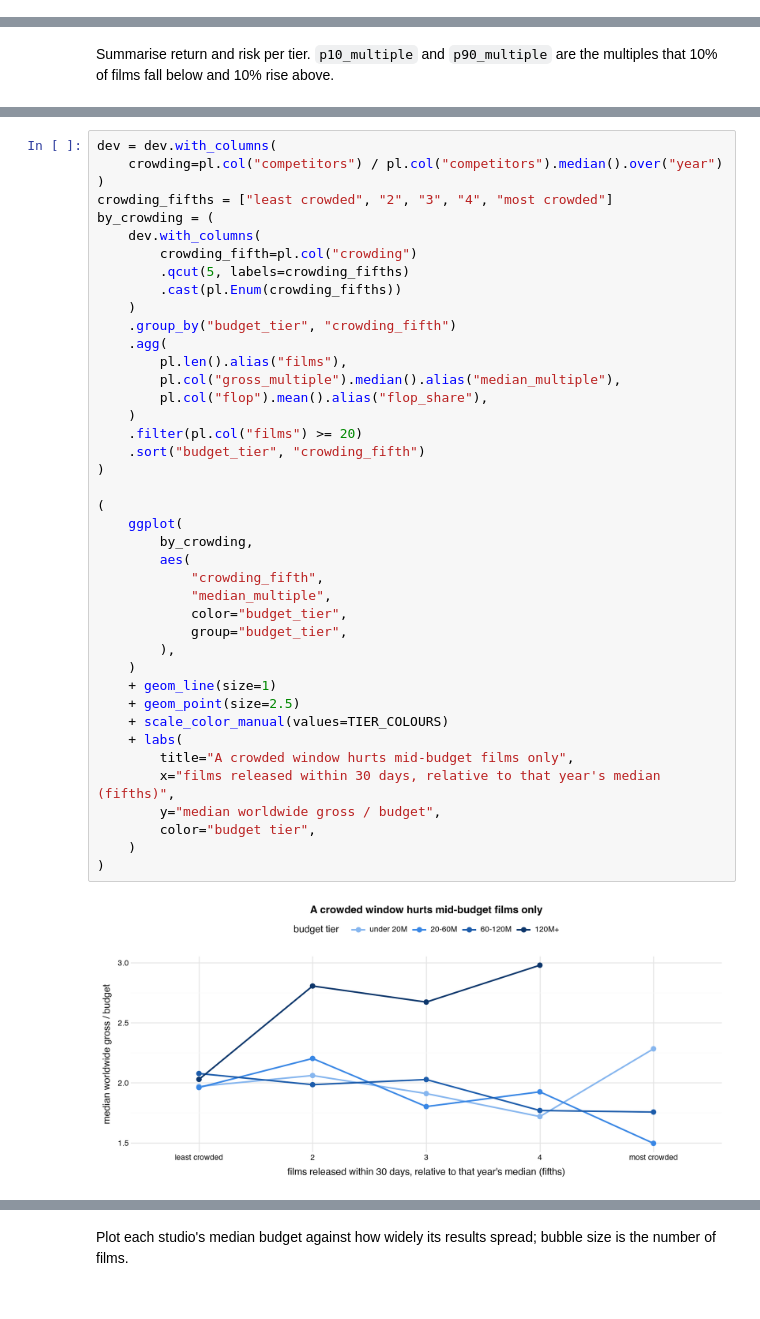
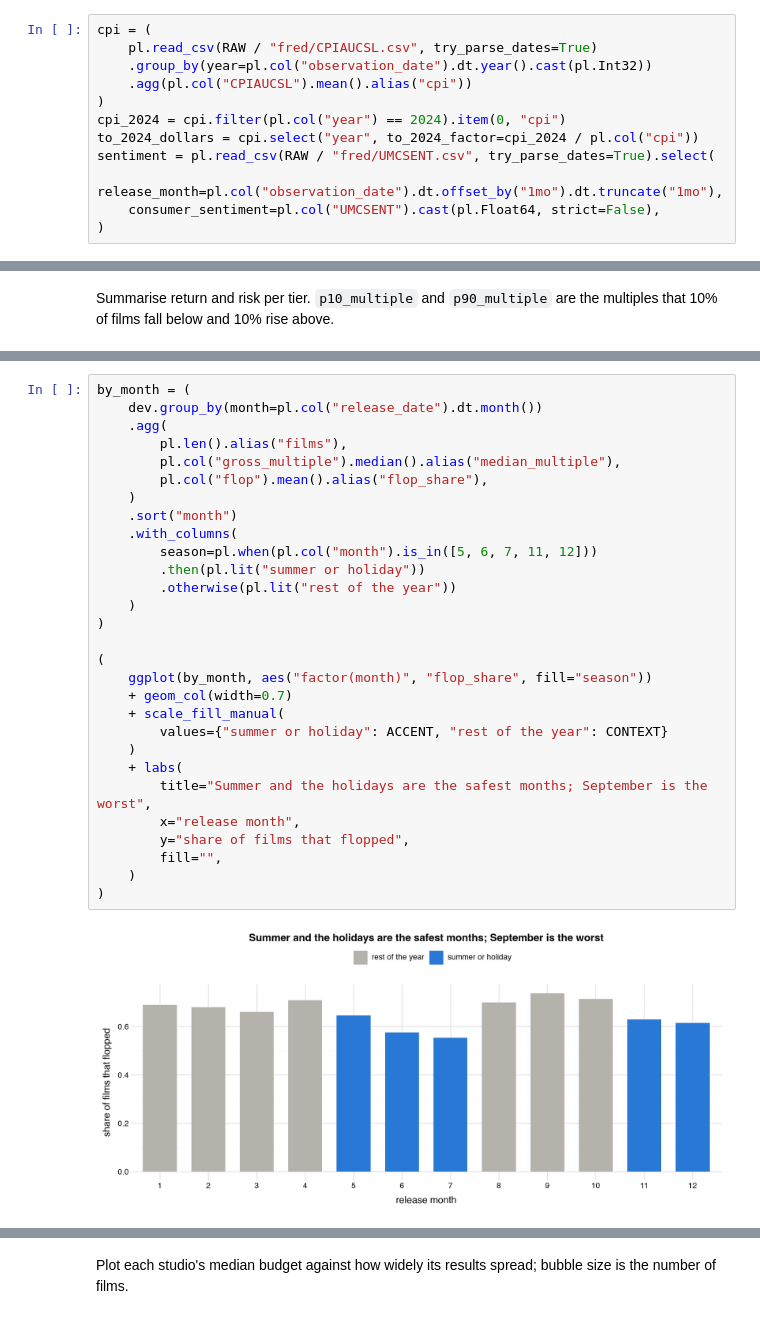
Before and after one commit to martin-gbeck/dao-movie-project, a Jupyter notebook: movie_studio.ipynb, the cells around one changed output, grey strips where cells are left out. Saved outputs shown, nothing was run; the diff lists cells and outputs as text.

```diff
--- a/movie_studio.ipynb
+++ b/movie_studio.ipynb
@@ -327 +340,13 @@ shape: (5, 2)
+# %%
+cpi = (
+    pl.read_csv(RAW / "fred/CPIAUCSL.csv", try_parse_dates=True)
+    .group_by(year=pl.col("observation_date").dt.year().cast(pl.Int32))
+    .agg(pl.col("CPIAUCSL").mean().alias("cpi"))
+)
+cpi_2024 = cpi.filter(pl.col("year") == 2024).item(0, "cpi")
+to_2024_dollars = cpi.select("year", to_2024_factor=cpi_2024 / pl.col("cpi"))
+sentiment = pl.read_csv(RAW / "fred/UMCSENT.csv", try_parse_dates=True).select(
+    release_month=pl.col("observation_date").dt.offset_by("1mo").dt.truncate("1mo"),
+    consumer_sentiment=pl.col("UMCSENT").cast(pl.Float64, strict=False),
+)
 # %% [markdown]
@@ -719,44 +969,32 @@ So competition is measured against the film's own year. `crowding` is the film's
 # %%
-dev = dev.with_columns(
-    crowding=pl.col("competitors") / pl.col("competitors").median().over("year")
-)
-crowding_fifths = ["least crowded", "2", "3", "4", "most crowded"]
-by_crowding = (
-    dev.with_columns(
-        crowding_fifth=pl.col("crowding")
-        .qcut(5, labels=crowding_fifths)
-        .cast(pl.Enum(crowding_fifths))
-    )
-    .group_by("budget_tier", "crowding_fifth")
+by_month = (
+    dev.group_by(month=pl.col("release_date").dt.month())
     .agg(
         pl.len().alias("films"),
         pl.col("gross_multiple").median().alias("median_multiple"),
         pl.col("flop").mean().alias("flop_share"),
     )
-    .filter(pl.col("films") >= 20)
-    .sort("budget_tier", "crowding_fifth")
+    .sort("month")
+    .with_columns(
+        season=pl.when(pl.col("month").is_in([5, 6, 7, 11, 12]))
+        .then(pl.lit("summer or holiday"))
+        .otherwise(pl.lit("rest of the year"))
+    )
 )
 
 (
-    ggplot(
-        by_crowding,
-        aes(
-            "crowding_fifth",
-            "median_multiple",
-            color="budget_tier",
-            group="budget_tier",
-        ),
+    ggplot(by_month, aes("factor(month)", "flop_share", fill="season"))
+    + geom_col(width=0.7)
+    + scale_fill_manual(
+        values={"summer or holiday": ACCENT, "rest of the year": CONTEXT}
     )
-    + geom_line(size=1)
-    + geom_point(size=2.5)
-    + scale_color_manual(values=TIER_COLOURS)
     + labs(
-        title="A crowded window hurts mid-budget films only",
-        x="films released within 30 days, relative to that year's median (fifths)",
-        y="median worldwide gross / budget",
-        color="budget tier",
+        title="Summer and the holidays are the safest months; September is the worst",
+        x="release month",
+        y="share of films that flopped",
+        fill="",
     )
 )
 # %% [output]
-[figure, old version]
+[figure, new version]
 # %% [markdown]
```
Also changed, not shown: parts of 81 cells of this notebook, 19 other files.
